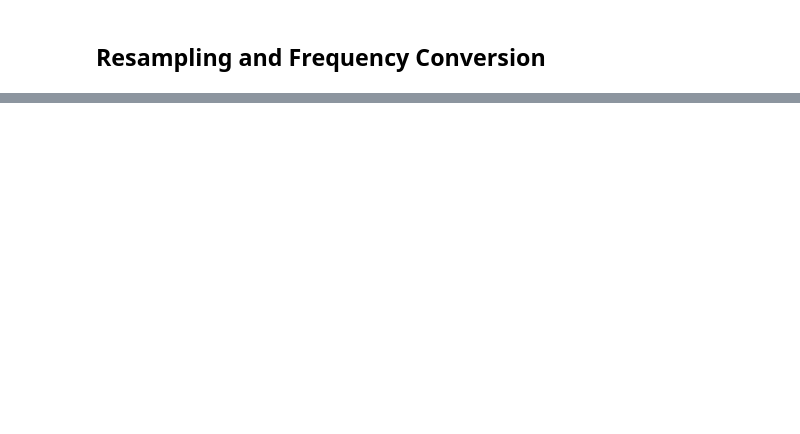
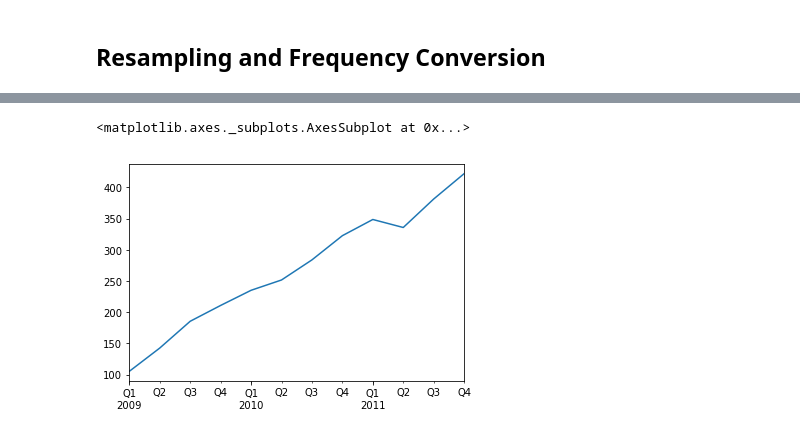
Before and after one commit to hugolu/learn-python, a Jupyter notebook: python-for-data-analysis/ch10-time-series.ipynb, the cells around one changed output, grey strips where cells are left out. Saved outputs shown, nothing was run; the diff lists cells and outputs as text; code cells hidden in the pictures; blank space fills up the shorter version.

```diff
--- a/python-for-data-analysis/ch10-time-series.ipynb
+++ b/python-for-data-analysis/ch10-time-series.ipynb
@@ -491,0 +635,5 @@ data[:5]
+# %%
+close_px['AAPL'].resample('Q-DEC').ffill().ix['2009':].plot()
+# %% [output]
+<matplotlib.axes._subplots.AxesSubplot at 0x...>
+[figure, added]
```
Also changed, not shown: parts of 37 cells of this notebook.
